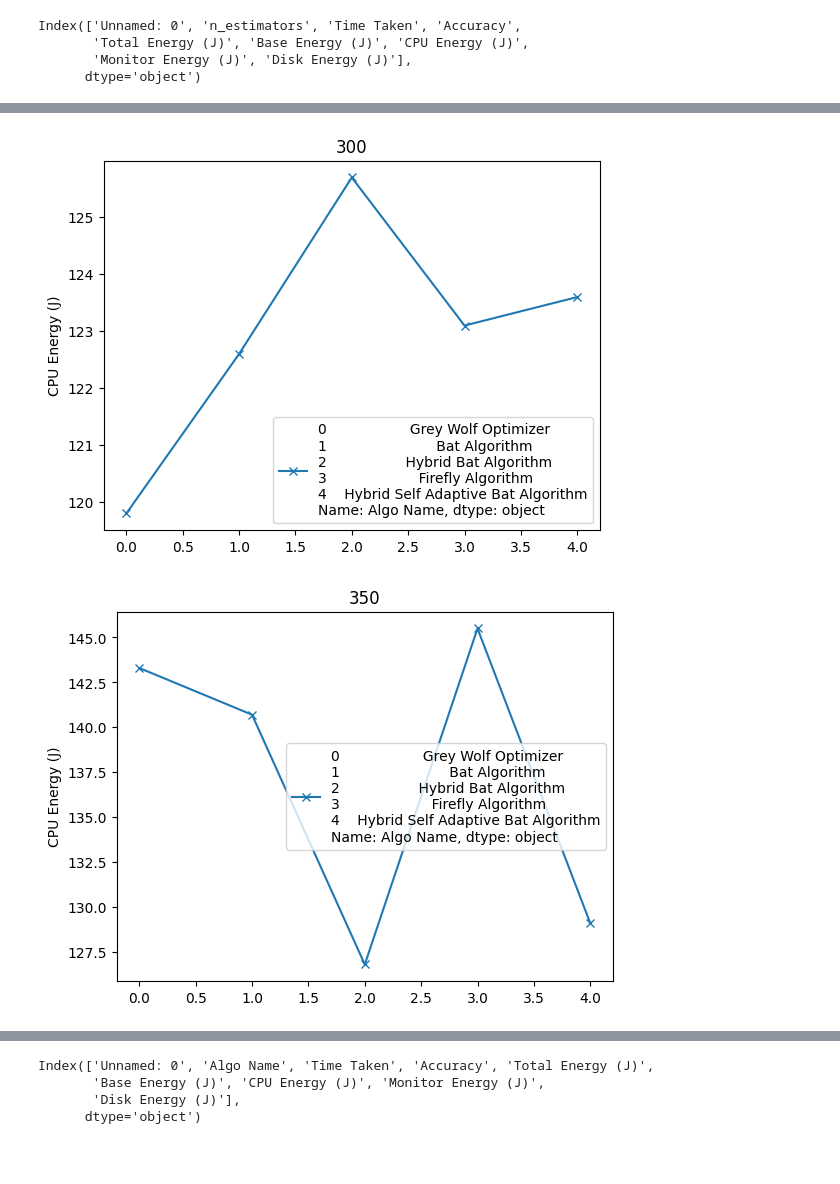
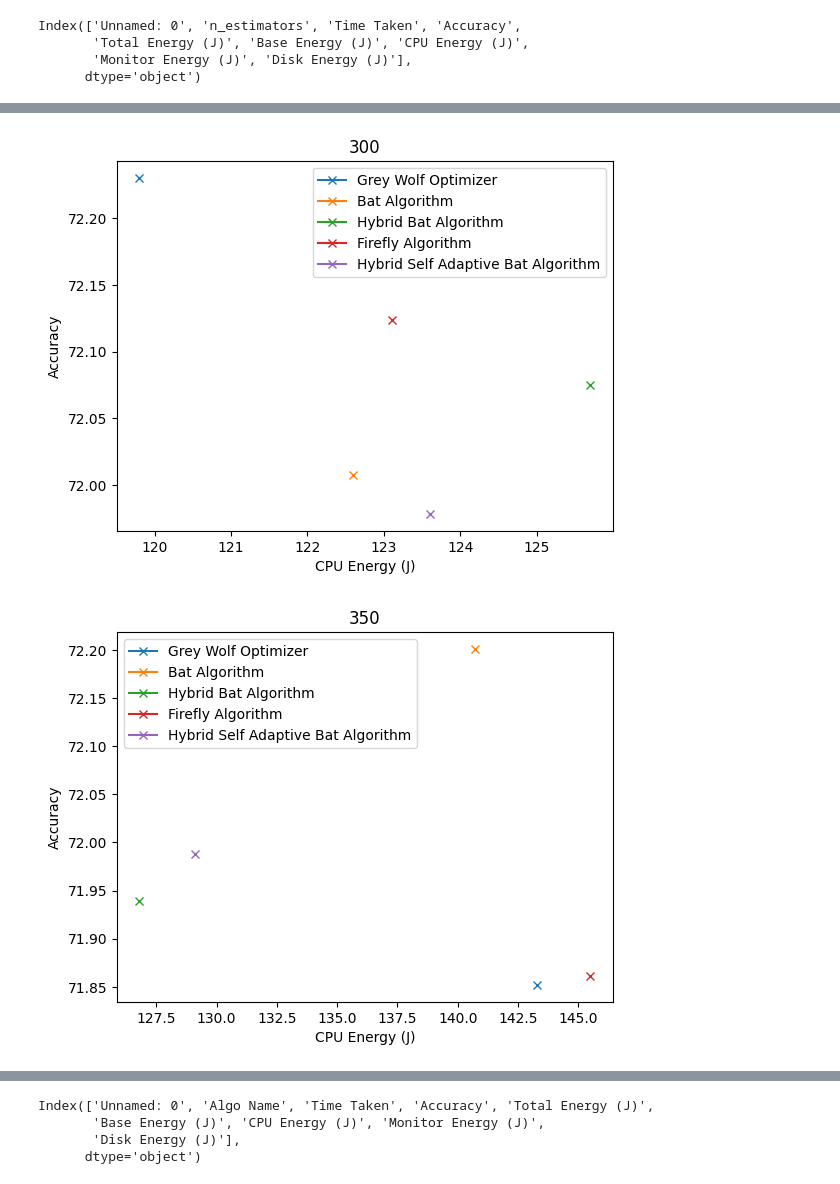
Before and after one commit to ChanderJindal/Analyzing-and-Rating-Greenness-of-Nature-Inspired-Algorithms, a Jupyter notebook: temp/Plotter.ipynb, the cells around one changed output, grey strips where cells are left out. Drawn from its saved outputs; the diff is of its cells as text; code cells hidden in the pictures; blank space fills up the shorter version.

Commit message:
graph name sorted

```diff
--- a/temp/Plotter.ipynb
+++ b/temp/Plotter.ipynb
@@ -66,9 +66,12 @@ for i in Estimator_Files:
     Estimate = i[0].split('.')[0]
     df = pd.read_csv(i[1])
     plt.close()
-    plt.plot(df['CPU Energy (J)'],marker='x',label=df['Algo Name'])
+    for i in range(len(df['CPU Energy (J)'])):
+        plt.plot(df['CPU Energy (J)'][i],df['Accuracy'][i],marker='x',label=df['Algo Name'][i])
+    #plt.plot(df['CPU Energy (J)'],marker='x',label=df['Algo Name'],linestyle="None")
     #plt.xlabel('n_estimators')
-    plt.ylabel('CPU Energy (J)')
+    plt.xlabel('CPU Energy (J)')
+    plt.ylabel('Accuracy')
     plt.title(Estimate)
     plt.legend()
     plt.savefig(os.path.join(Estimator_Graph_Path,f'n-{Estimate}.svg'),format='svg')
@@ -81,2 +84,2 @@ for i in Estimator_Files:
-[figure, old version]
+[figure, new version]
-[figure, old version]
+[figure, new version]
```
Also changed, not shown: parts of 1 cell of this notebook, 10 other files.
